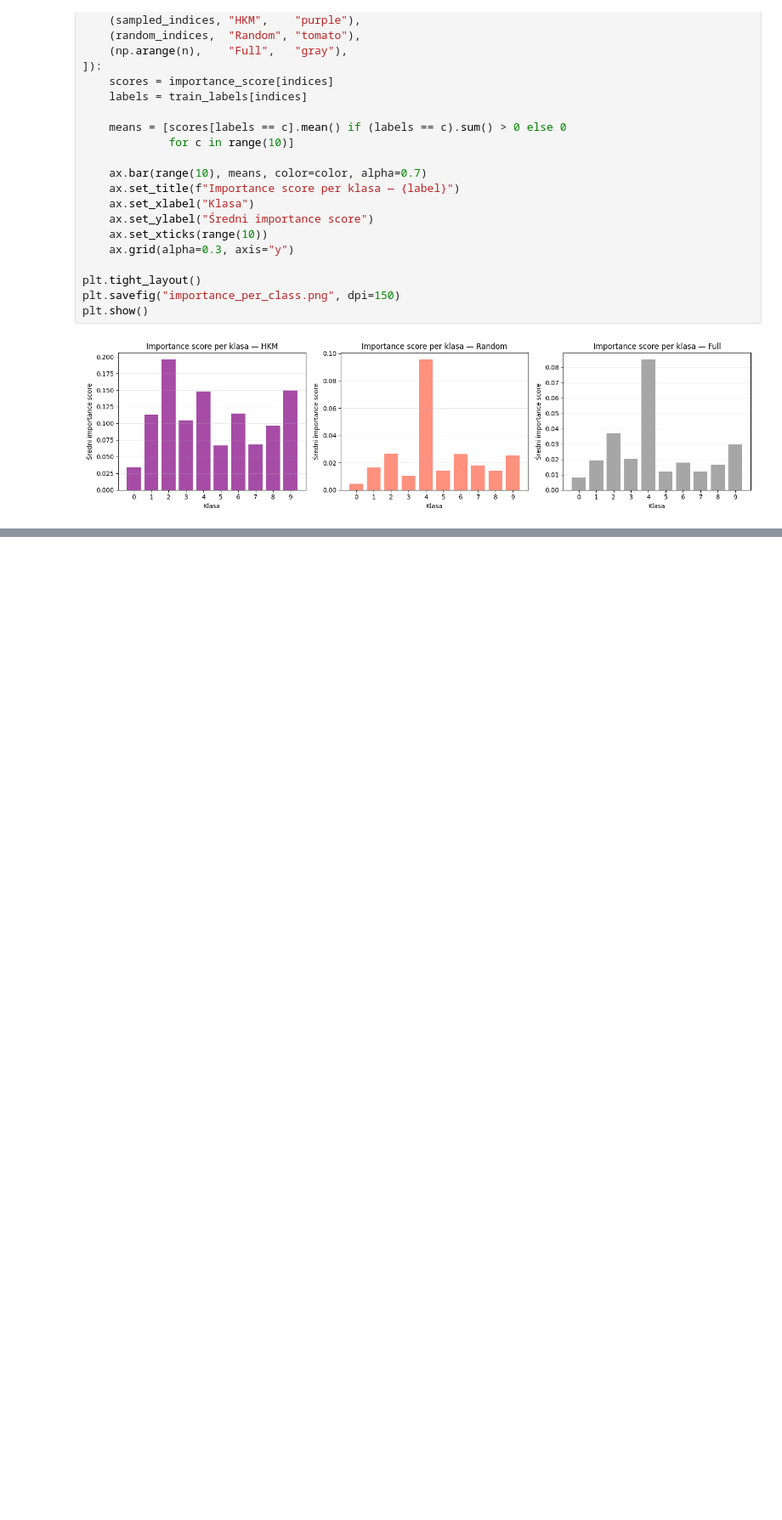
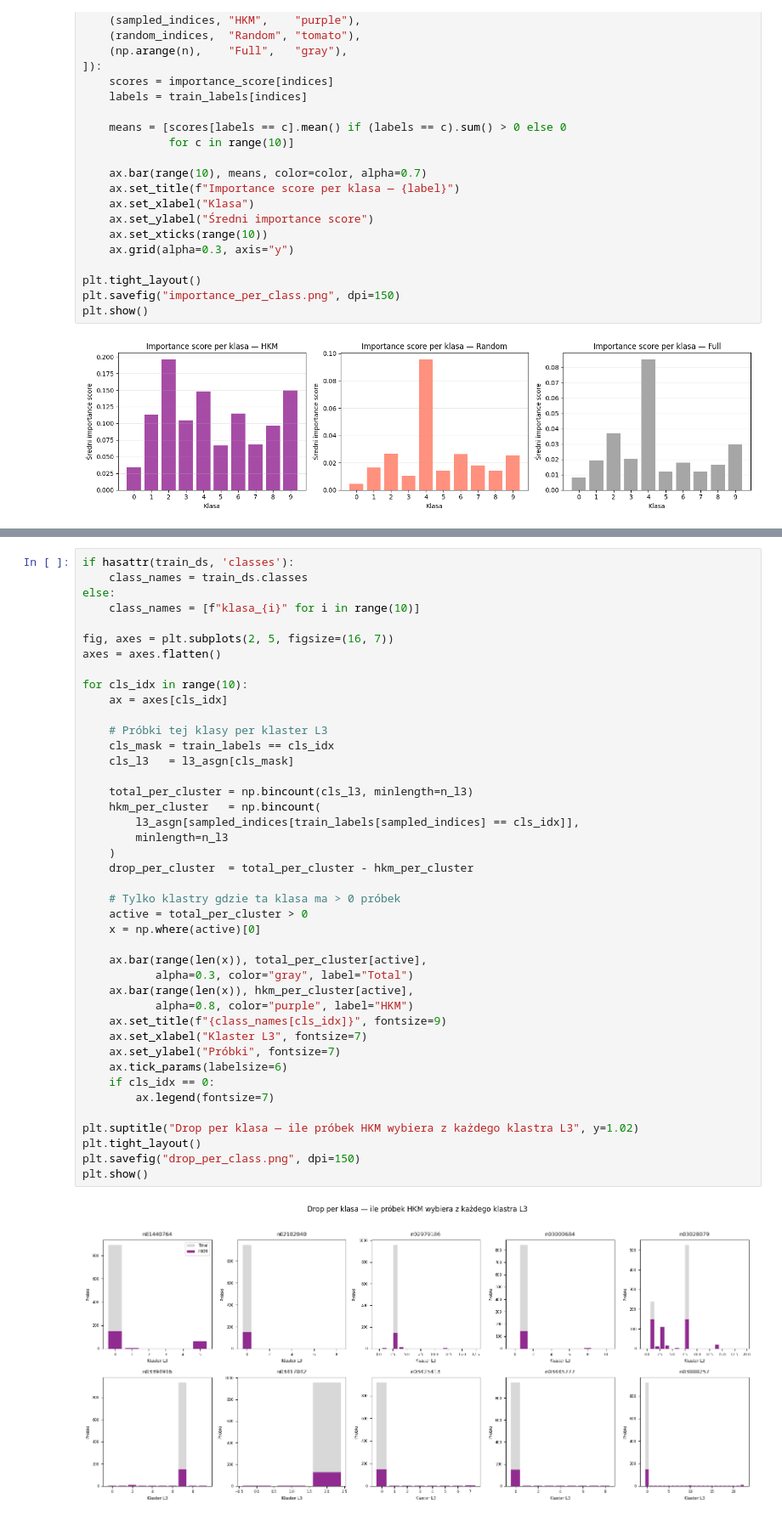
Before and after one commit to DaminikaDz/Data_Ranking_Training_Dynamics, a Jupyter notebook: src/colab.ipynb, the cells around one changed output, grey strips where cells are left out. Shown at 85% size. Cells and saved outputs as stored; diff of their text form; blank space fills up the shorter version.

```diff
--- a/src/colab.ipynb
+++ b/src/colab.ipynb
@@ -769,0 +905,44 @@ plt.show()
+# %%
+if hasattr(train_ds, 'classes'):
+    class_names = train_ds.classes
+else:
+    class_names = [f"klasa_{i}" for i in range(10)]
+
+fig, axes = plt.subplots(2, 5, figsize=(16, 7))
+axes = axes.flatten()
+
+for cls_idx in range(10):
+    ax = axes[cls_idx]
+
+    # Próbki tej klasy per klaster L3
+    cls_mask = train_labels == cls_idx
+    cls_l3   = l3_asgn[cls_mask]
+
+    total_per_cluster = np.bincount(cls_l3, minlength=n_l3)
+    hkm_per_cluster   = np.bincount(
+        l3_asgn[sampled_indices[train_labels[sampled_indices] == cls_idx]],
+        minlength=n_l3
+    )
+    drop_per_cluster  = total_per_cluster - hkm_per_cluster
+
+    # Tylko klastry gdzie ta klasa ma > 0 próbek
+    active = total_per_cluster > 0
+    x = np.where(active)[0]
+
+    ax.bar(range(len(x)), total_per_cluster[active],
+           alpha=0.3, color="gray", label="Total")
+    ax.bar(range(len(x)), hkm_per_cluster[active],
+           alpha=0.8, color="purple", label="HKM")
+    ax.set_title(f"{class_names[cls_idx]}", fontsize=9)
+    ax.set_xlabel("Klaster L3", fontsize=7)
+    ax.set_ylabel("Próbki", fontsize=7)
+    ax.tick_params(labelsize=6)
+    if cls_idx == 0:
+        ax.legend(fontsize=7)
+
+plt.suptitle("Drop per klasa — ile próbek HKM wybiera z każdego klastra L3", y=1.02)
+plt.tight_layout()
+plt.savefig("drop_per_class.png", dpi=150)
+plt.show()
+# %% [output]
+[figure, added]
```
Also changed, not shown: parts of 4 cells of this notebook.
